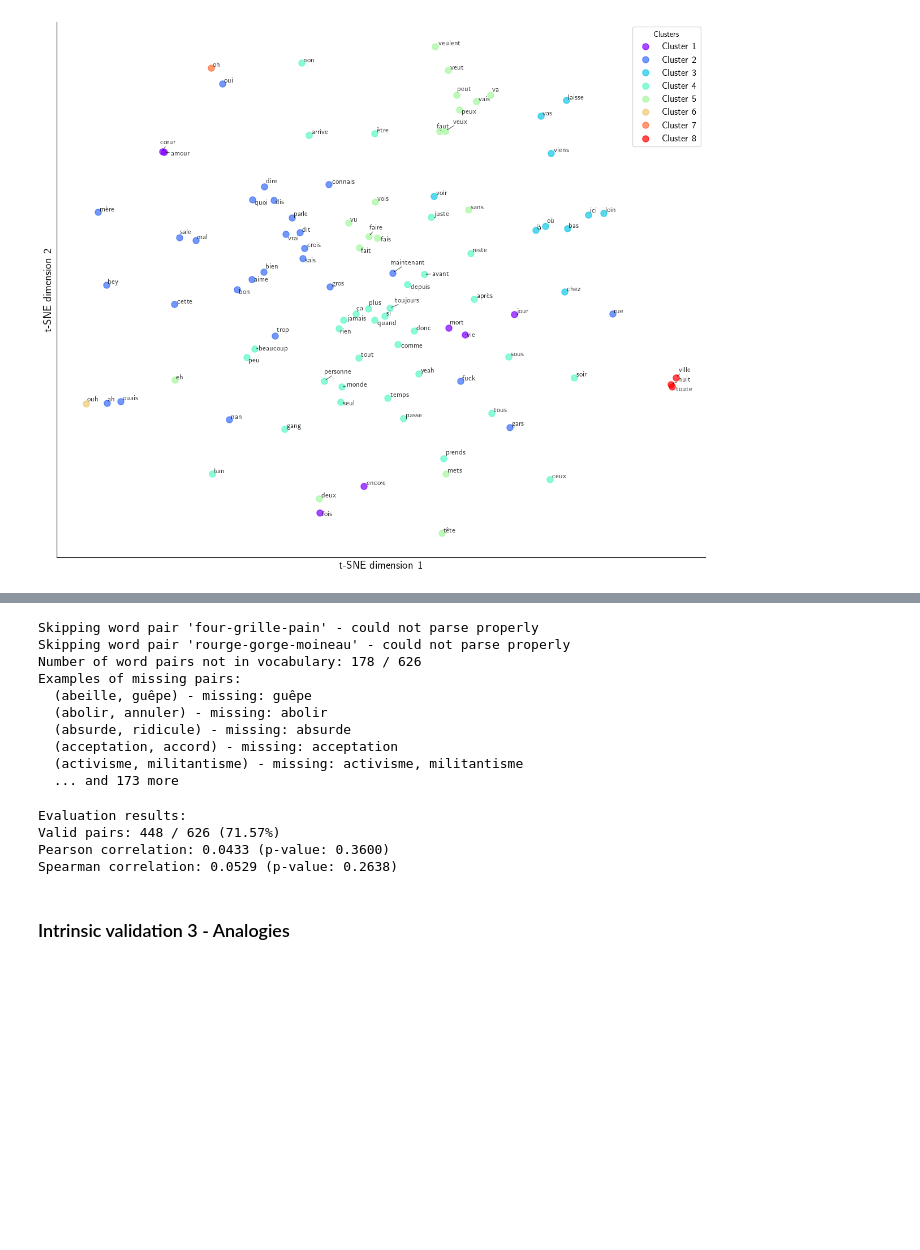
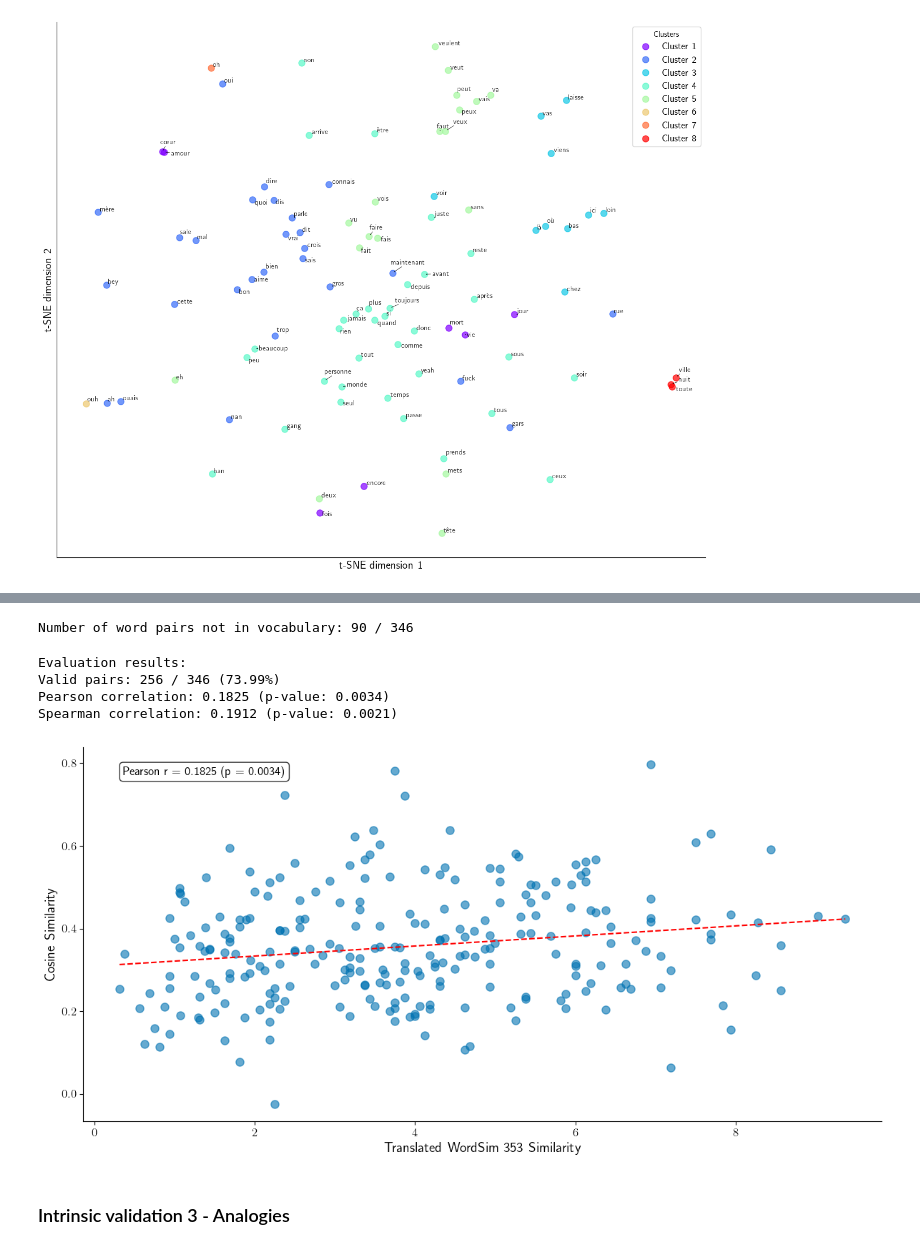
Before and after one commit to MatteoLarrode/NLP-SexismRapFr, a Jupyter notebook: NLP-SexismRapFr.ipynb, the cells around one changed output, grey strips where cells are left out. Saved outputs shown, nothing was run; the diff lists cells and outputs as text; code cells hidden in the pictures; blank space fills up the shorter version.

Commit message:
implemented validation via similarity (translated wordsim 353)

```diff
--- a/NLP-SexismRapFr.ipynb
+++ b/NLP-SexismRapFr.ipynb
@@ -314,32 +315,25 @@ As a second way to validate the word embeddings created, I assess semantic simil
 # %%
-# Word similarity dataset by Lakhzoum et al., 2021
-# Source: https://osf.io/8m6af
-similarities_dataset_url = "https://osf.io/download/8m6af/"
-
-# Download and load the dataset
-similarity_dict = parse_similarity_dataset(download_similarity_dataset(similarities_dataset_url))
+# Word similarity dataset by Finkelstein et al. (2001), translated to French
+# Parse the dataset
+similarity_dict = create_similarity_dict('data/wordsim353-fr.csv')
 
 # Add model similarities to the dictionary
-similarities_test_results_dict = add_model_similarities(similarity_dict, models["all"])
+similarities_test_results_dict, missing_pairs = add_model_similarities(similarity_dict, models["all"])
 # %% [output]
-Skipping word pair 'four-grille-pain' - could not parse properly
-Skipping word pair 'rourge-gorge-moineau' - could not parse properly
-Number of word pairs not in vocabulary: 178 / 626
-Examples of missing pairs:
-  (abeille, guêpe) - missing: guêpe
-  (abolir, annuler) - missing: abolir
-  (absurde, ridicule) - missing: absurde
-  (acceptation, accord) - missing: acceptation
-  (activisme, militantisme) - missing: activisme, militantisme
-  ... and 173 more
+Number of word pairs not in vocabulary: 90 / 346
 # %%
 # Validate the embeddings
 pearson_corr, pearson_p, spearman_corr, spearman_p, valid_pairs, total_pairs = validate_embeddings_on_similarities(similarities_test_results_dict)
 # %% [output]
 Evaluation results:
-Valid pairs: 448 / 626 (71.57%)
-Pearson correlation: 0.0433 (p-value: 0.3600)
-Spearman correlation: 0.0529 (p-value: 0.2638)
+Valid pairs: 256 / 346 (73.99%)
+Pearson correlation: 0.1825 (p-value: 0.0034)
+Spearman correlation: 0.1912 (p-value: 0.0021)
+# %%
+# Plot the results
+plot_similarity_correlation(similarities_test_results_dict)
+# %% [output]
+[figure, added]
 # %% [markdown]
 ### Intrinsic validation 3 - Analogies
 # %% [markdown]
```
Also changed, not shown: parts of 4 cells of this notebook, 3 other files.
